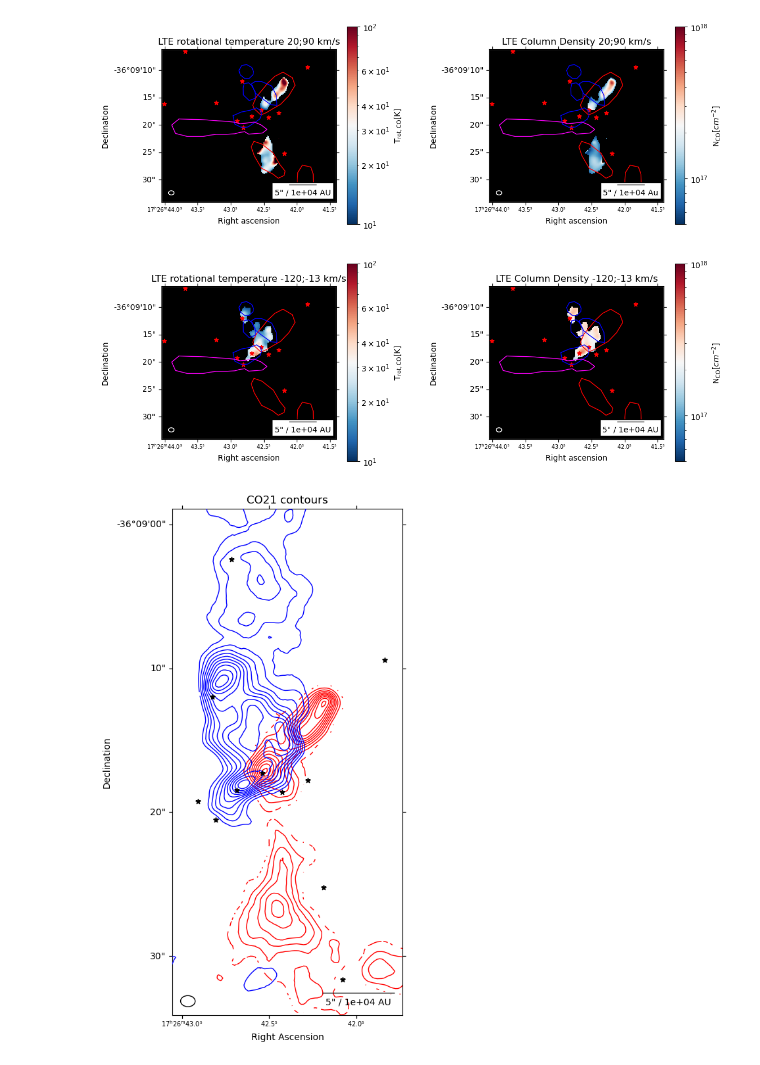
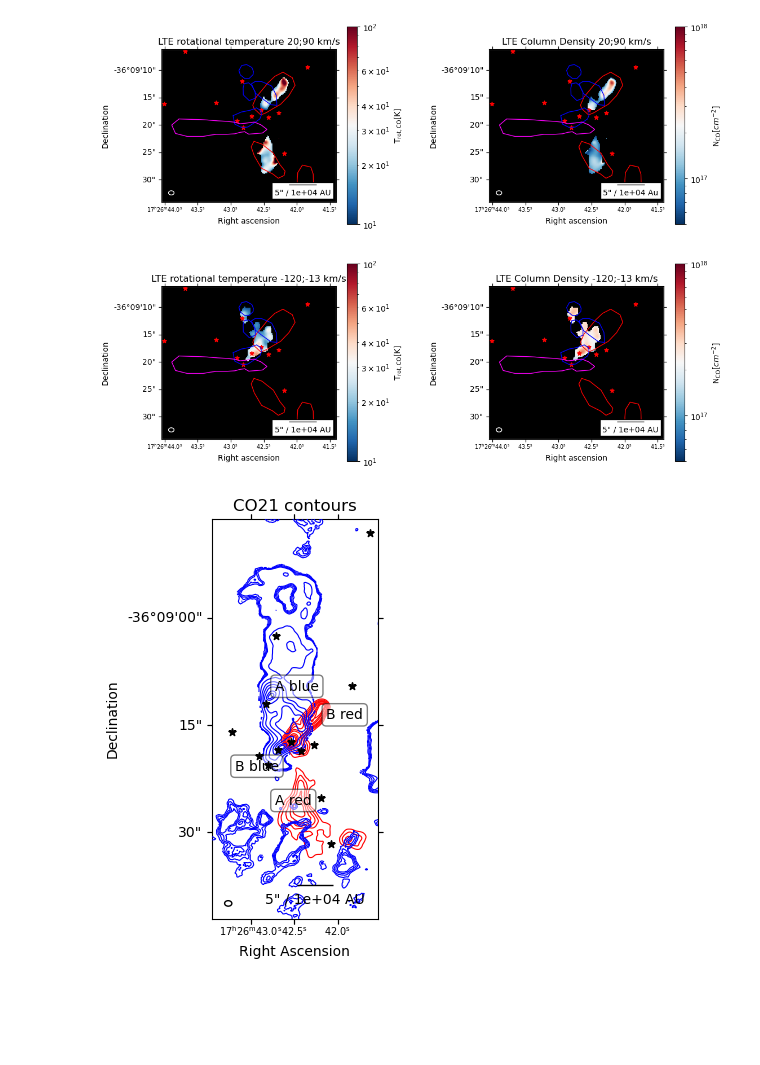
Before and after one commit to femkeballieux/master_project_2, a Jupyter notebook: code/LTERadtrans_RotDiagram_G351.77.ipynb, the cells around one changed output. Drawn from its saved outputs; the diff is of its cells as text; code cells hidden in the pictures; blank space fills up the shorter version.

```diff
--- a/code/LTERadtrans_RotDiagram_G351.77.ipynb
+++ b/code/LTERadtrans_RotDiagram_G351.77.ipynb
@@ -436,41 +436,45 @@ plt.savefig(path+'plots/LTE_tempmaps_'+source_name+'.png', dpi=500, bbox_inches=
 # Create a figure and axes
 fig, ax = plt.subplots(figsize=(10,10), subplot_kw={'projection': wcs_B6_red}) #size horizontal: 20,9.5
 plt.title('CO21 contours')
 
 # Plot the contours of B6_red_clip. since it is already clipped at 3 sigma, no need to do it again. This goed allright, it does not need to be 3sigma for b6 _and_ b7.
-ax.contour(B6_red_clip.value, levels=10, colors='red', linewidths=1)
+contourlevels_red=np.array([3,6,9,12,15,18.21,24,27,30])*B6_red_rms
+ax.contour(B6_red_clip.value, levels=contourlevels_red, colors='red', linewidths=0.8)
 
 # Plot the contours of B6_blue_clip
-ax.contour(B6_blue_clip.value, levels=10, colors='blue', linewidths=1)
+#TODO: note down that here the sigma levels are different, or fix them
+contourlevels_blue=np.array([3,6,9,12,15,50,100,150,200,250,275, 300,350])* B6_blue_rms
+ax.contour(B6_blue_clip.value, levels=contourlevels_blue, colors='blue', linewidths=0.8)
 
 # Set the aspect ratio to be equal
 ax.set_aspect('equal')
 
-
 # Set the limits for zooming
-ax.set_xlim(350,450)
-ax.set_ylim(300,520)
-
+ax.set_xlim(320,465)
+ax.set_ylim(250,600)
 
 # Add labels
 ax.set_xlabel('Right Ascension')
 ax.set_ylabel('Declination')
 
-
+plt.text(375,450, 'A blue', bbox=dict(facecolor='white', edgecolor='black', boxstyle='round', alpha=0.5))
+plt.text(375,350, 'A red', bbox=dict(facecolor='white', edgecolor='black', boxstyle='round', alpha=0.5))
+plt.text(340,380, 'B blue', bbox=dict(facecolor='white', edgecolor='black', boxstyle='round', alpha=0.5))
+plt.text(420,425, 'B red', bbox=dict(facecolor='white', edgecolor='black', boxstyle='round', alpha=0.5))
 
 v.add_beam(ax=ax,major=beam_major, minor=beam_minor, angle=beam_pa, color='none', edgecolor='black')
 ax.tick_params(axis='x', labelsize=7)
 v.add_scalebar(ax, length=5*u.arcsec, label=f"5\" / {((5*u.arcsec).to(u.rad)*d.to(u.au)).value:.2} AU")
 
 ax.scatter(all_cores_coords.ra, all_cores_coords.dec, transform=ax.get_transform('fk5'), s=30,
               color='black', marker='*', label='All cores', zorder=100)
 
 # Show the plot
 plt.tight_layout()
 
 plt.savefig(path+'plots/CO21_contours.png', dpi=500, bbox_inches='tight')
 # %% [output]
-[figure, old version]
+[figure, new version]
 # %%
 # #required to plot the colorbars
 # norm_ratio = mpl.colors.LogNorm(vmin=1e-1, vmax=1e0)
```
Also changed, not shown: parts of 1 cell of this notebook, 5 other files.
